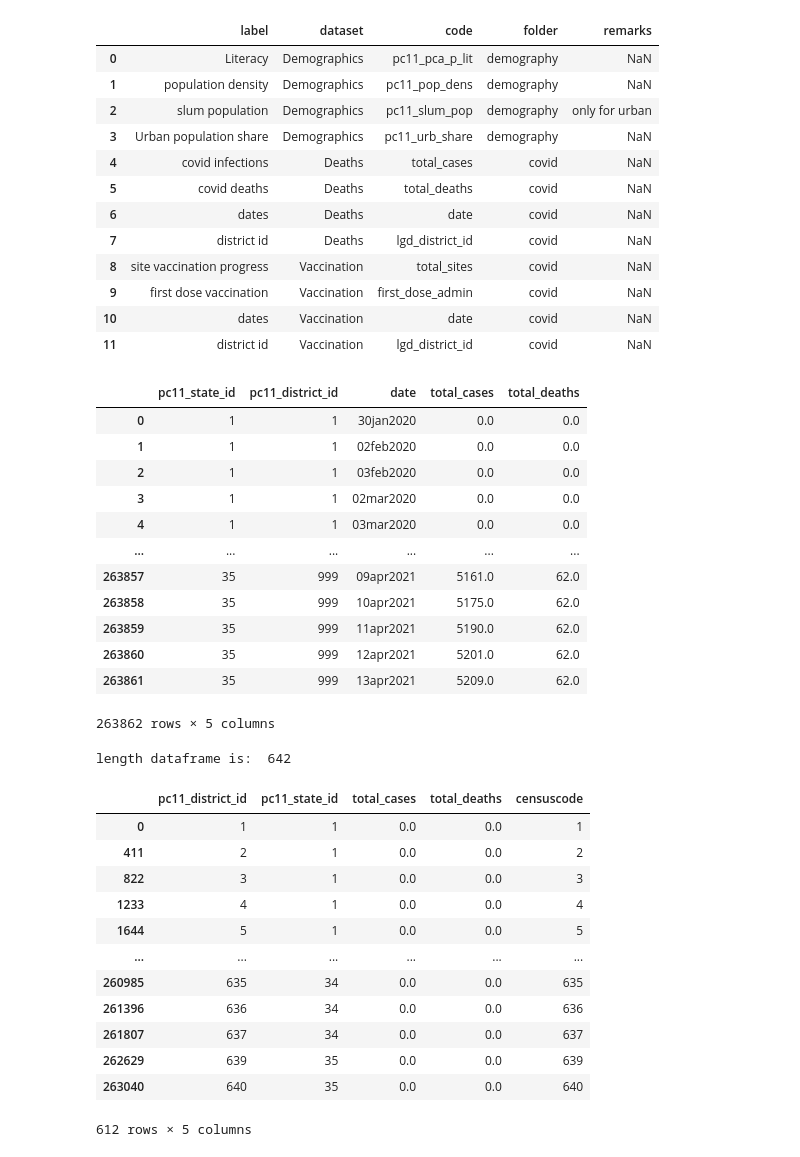
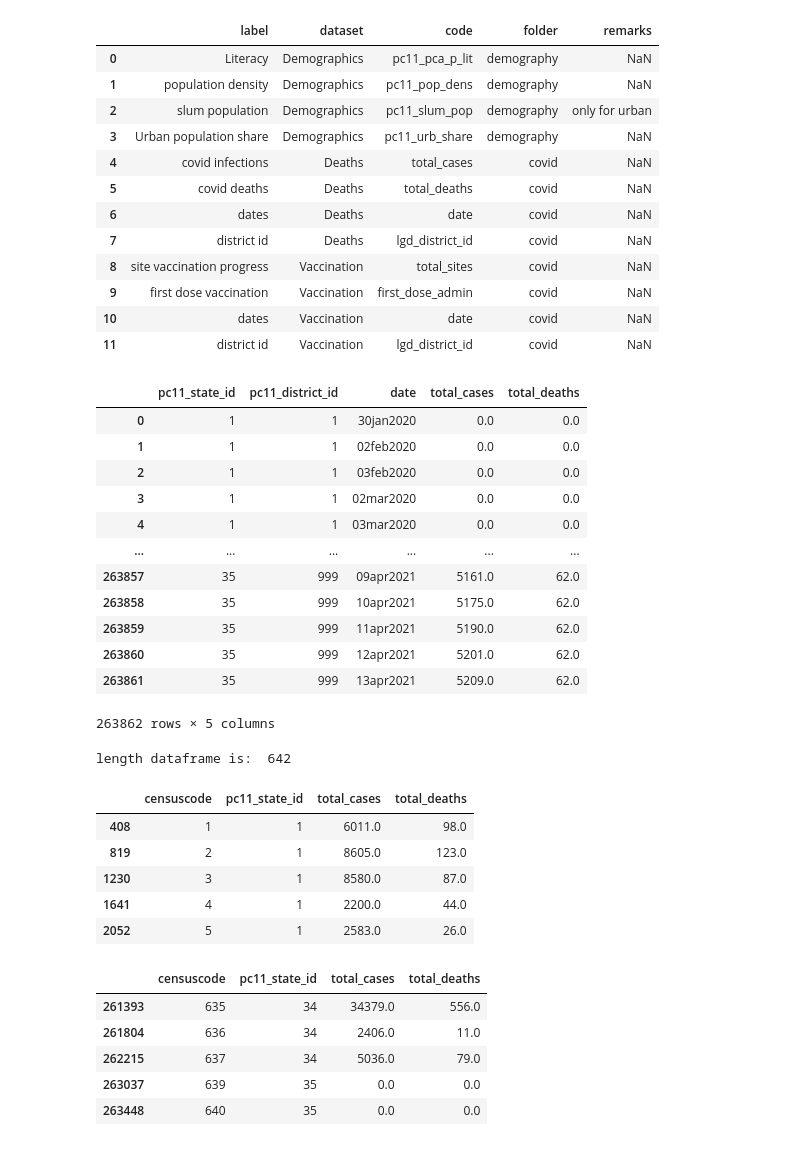
Before and after one commit to Daniel-Los/Introduction-to-datascience-final-project, a Jupyter notebook: Demographicframes.ipynb, the cells around one changed output. Drawn from its saved outputs; the diff is of its cells as text; code cells hidden in the pictures.

```diff
--- a/Demographicframes.ipynb
+++ b/Demographicframes.ipynb
@@ -100,26 +100,27 @@ interesting_frame
 | 9 | first dose vaccination | Vaccination | first_dose_admin | covid | NaN |
 | 10 | dates | Vaccination | date | covid | NaN |
 | 11 | district id | Vaccination | lgd_district_id | covid | NaN |
-# %%
-framedict['Deaths']
-# %% [output]
-|  | pc11_state_id | pc11_district_id | date | total_cases | total_deaths |
-| 0 | 1 | 1 | 30jan2020 | 0.0 | 0.0 |
-| 1 | 1 | 1 | 02feb2020 | 0.0 | 0.0 |
-| 2 | 1 | 1 | 03feb2020 | 0.0 | 0.0 |
-| 3 | 1 | 1 | 02mar2020 | 0.0 | 0.0 |
-| 4 | 1 | 1 | 03mar2020 | 0.0 | 0.0 |
-| ... | ... | ... | ... | ... | ... |
-| 263857 | 35 | 999 | 09apr2021 | 5161.0 | 62.0 |
-| 263858 | 35 | 999 | 10apr2021 | 5175.0 | 62.0 |
-| 263859 | 35 | 999 | 11apr2021 | 5190.0 | 62.0 |
-| 263860 | 35 | 999 | 12apr2021 | 5201.0 | 62.0 |
-| 263861 | 35 | 999 | 13apr2021 | 5209.0 | 62.0 |
-263862 rows × 5 columns
+# %%
+#Framedict['Deaths'] is the frame of casualties per day.
+framedict['Deaths']
+# %% [output]
+|  | pc11_state_id | pc11_district_id | date | total_cases | total_deaths |
+| 0 | 1 | 1 | 30jan2020 | 0.0 | 0.0 |
+| 1 | 1 | 1 | 02feb2020 | 0.0 | 0.0 |
+| 2 | 1 | 1 | 03feb2020 | 0.0 | 0.0 |
+| 3 | 1 | 1 | 02mar2020 | 0.0 | 0.0 |
+| 4 | 1 | 1 | 03mar2020 | 0.0 | 0.0 |
+| ... | ... | ... | ... | ... | ... |
+| 263857 | 35 | 999 | 09apr2021 | 5161.0 | 62.0 |
+| 263858 | 35 | 999 | 10apr2021 | 5175.0 | 62.0 |
+| 263859 | 35 | 999 | 11apr2021 | 5190.0 | 62.0 |
+| 263860 | 35 | 999 | 12apr2021 | 5201.0 | 62.0 |
+| 263861 | 35 | 999 | 13apr2021 | 5209.0 | 62.0 |
+263862 rows × 5 columns
 # %%
 # We can use this dataframe to filter on specific dates.
 # This code does that:
-framedict['Deaths'] = framedict['Deaths'][framedict['Deaths']['date'] == '30jan2020']
+framedict['Deaths'] = framedict['Deaths'][framedict['Deaths']['date'] == '11apr2021']
 
 # This dataframe can be pivotted to conform to the district name on the left.
 deaths_per_district = framedict['Deaths'].pivot_table(index = framedict['Deaths'].index, columns = [])
@@ -129,22 +130,30 @@ deaths_per_district = framedict['Deaths'].pivot_table(index = framedict['Deaths'
 #deaths_per_district.to_csv('pivotted.csv')
 
 print('length dataframe is: ',len(deaths_per_district.index))
+
 #andd drop wierd 999th district
 deaths_per_district = deaths_per_district[deaths_per_district['pc11_district_id'] != 999]
-deaths_per_district['censuscode'] = deaths_per_district['pc11_district_id']
-deaths_per_district
+
+# We only have to rename our district code to 'censuscode'
+deaths_per_district = deaths_per_district.rename(columns={"pc11_district_id": "censuscode"})
 # %% [output]
 length dataframe is:  642
-|  | pc11_district_id | pc11_state_id | total_cases | total_deaths | censuscode |
-| 0 | 1 | 1 | 0.0 | 0.0 | 1 |
-| 411 | 2 | 1 | 0.0 | 0.0 | 2 |
-| 822 | 3 | 1 | 0.0 | 0.0 | 3 |
-| 1233 | 4 | 1 | 0.0 | 0.0 | 4 |
-| 1644 | 5 | 1 | 0.0 | 0.0 | 5 |
-| ... | ... | ... | ... | ... | ... |
-| 260985 | 635 | 34 | 0.0 | 0.0 | 635 |
-| 261396 | 636 | 34 | 0.0 | 0.0 | 636 |
-| 261807 | 637 | 34 | 0.0 | 0.0 | 637 |
-| 262629 | 639 | 35 | 0.0 | 0.0 | 639 |
-| 263040 | 640 | 35 | 0.0 | 0.0 | 640 |
-612 rows × 5 columns
+# %%
+# The output is:
+deaths_per_district.head()
+# %% [output]
+|  | censuscode | pc11_state_id | total_cases | total_deaths |
+| 408 | 1 | 1 | 6011.0 | 98.0 |
+| 819 | 2 | 1 | 8605.0 | 123.0 |
+| 1230 | 3 | 1 | 8580.0 | 87.0 |
+| 1641 | 4 | 1 | 2200.0 | 44.0 |
+| 2052 | 5 | 1 | 2583.0 | 26.0 |
+# %%
+deaths_per_district.tail()
+# %% [output]
+|  | censuscode | pc11_state_id | total_cases | total_deaths |
+| 261393 | 635 | 34 | 34379.0 | 556.0 |
+| 261804 | 636 | 34 | 2406.0 | 11.0 |
+| 262215 | 637 | 34 | 5036.0 | 79.0 |
+| 263037 | 639 | 35 | 0.0 | 0.0 |
+| 263448 | 640 | 35 | 0.0 | 0.0 |
```
Also changed, not shown: 1 other file.
